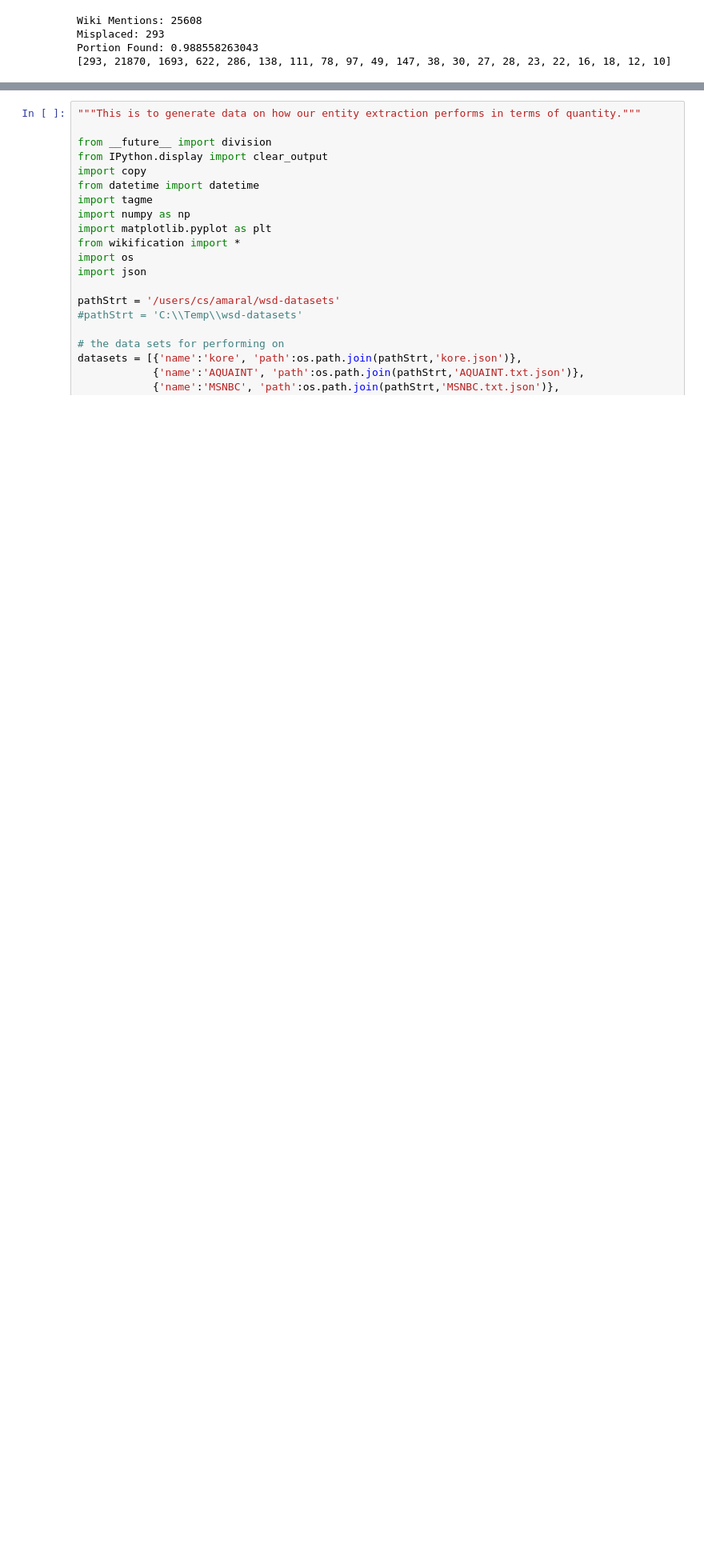
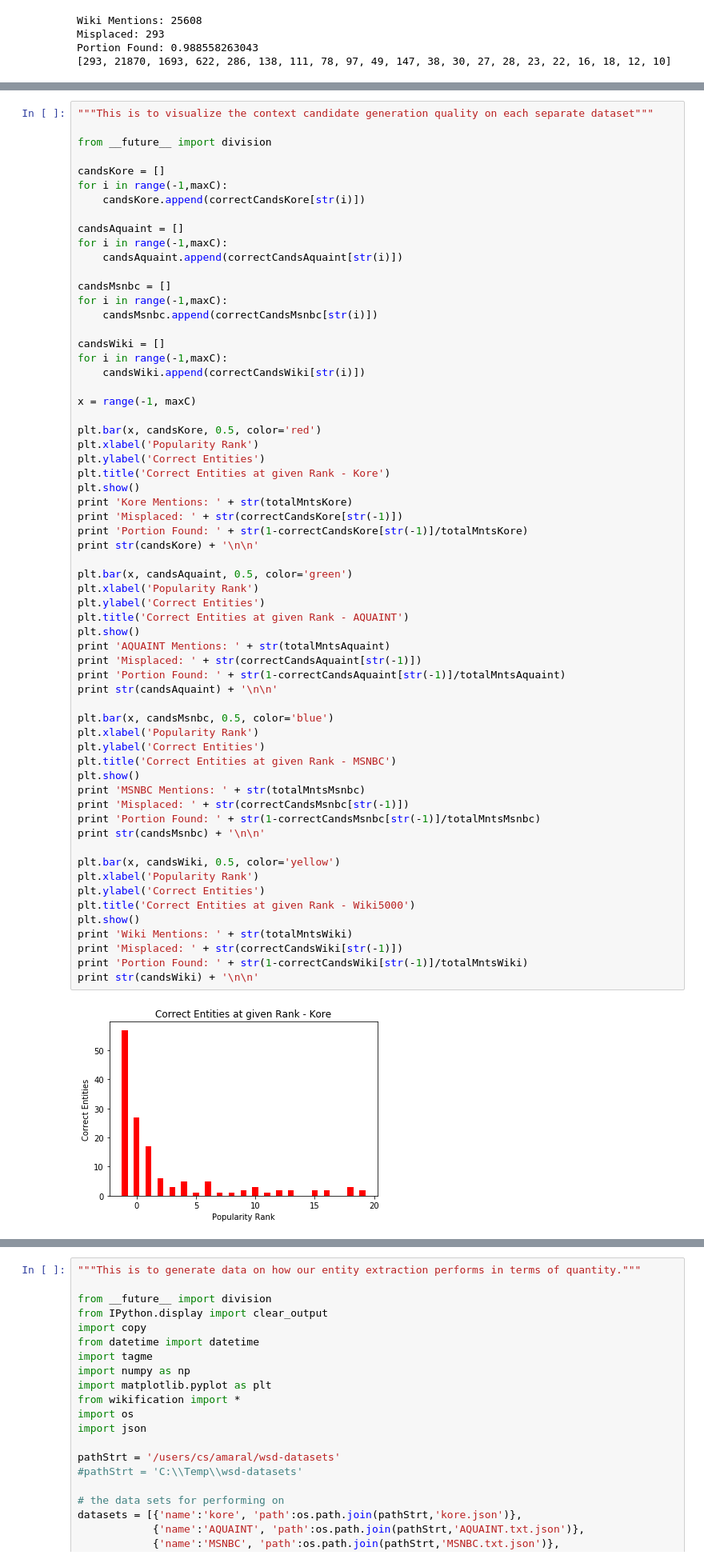
Before and after one commit to malnis/wikisim, a Jupyter notebook: wikification/wikification_visualizations.ipynb, the cells around one changed output, grey strips where cells are left out. Shown at 80% size. Cells and saved outputs as stored; diff of their text form; blank space fills up the shorter version.

```diff
--- a/wikification/wikification_visualizations.ipynb
+++ b/wikification/wikification_visualizations.ipynb
@@ -903,0 +1067,64 @@ Portion Found: 0.988558263043
+# %%
+"""This is to visualize the context candidate generation quality on each separate dataset"""
+
+from __future__ import division
+
+candsKore = []
+for i in range(-1,maxC):
+    candsKore.append(correctCandsKore[str(i)])
+
+candsAquaint = []
+for i in range(-1,maxC):
+    candsAquaint.append(correctCandsAquaint[str(i)])
+
+candsMsnbc = []
+for i in range(-1,maxC):
+    candsMsnbc.append(correctCandsMsnbc[str(i)])
+
+candsWiki = []
+for i in range(-1,maxC):
+    candsWiki.append(correctCandsWiki[str(i)])
+
+x = range(-1, maxC)
+
+plt.bar(x, candsKore, 0.5, color='red')
+plt.xlabel('Popularity Rank')
+plt.ylabel('Correct Entities')
+plt.title('Correct Entities at given Rank - Kore')
+plt.show()
+print 'Kore Mentions: ' + str(totalMntsKore)
+print 'Misplaced: ' + str(correctCandsKore[str(-1)])
+print 'Portion Found: ' + str(1-correctCandsKore[str(-1)]/totalMntsKore)
+print str(candsKore) + '\n\n'
+
+plt.bar(x, candsAquaint, 0.5, color='green')
+plt.xlabel('Popularity Rank')
+plt.ylabel('Correct Entities')
+plt.title('Correct Entities at given Rank - AQUAINT')
+plt.show()
+print 'AQUAINT Mentions: ' + str(totalMntsAquaint)
+print 'Misplaced: ' + str(correctCandsAquaint[str(-1)])
+print 'Portion Found: ' + str(1-correctCandsAquaint[str(-1)]/totalMntsAquaint)
+print str(candsAquaint) + '\n\n'
+
+plt.bar(x, candsMsnbc, 0.5, color='blue')
+plt.xlabel('Popularity Rank')
+plt.ylabel('Correct Entities')
+plt.title('Correct Entities at given Rank - MSNBC')
+plt.show()
+print 'MSNBC Mentions: ' + str(totalMntsMsnbc)
+print 'Misplaced: ' + str(correctCandsMsnbc[str(-1)])
+print 'Portion Found: ' + str(1-correctCandsMsnbc[str(-1)]/totalMntsMsnbc)
+print str(candsMsnbc) + '\n\n'
+
+plt.bar(x, candsWiki, 0.5, color='yellow')
+plt.xlabel('Popularity Rank')
+plt.ylabel('Correct Entities')
+plt.title('Correct Entities at given Rank - Wiki5000')
+plt.show()
+print 'Wiki Mentions: ' + str(totalMntsWiki)
+print 'Misplaced: ' + str(correctCandsWiki[str(-1)])
+print 'Portion Found: ' + str(1-correctCandsWiki[str(-1)]/totalMntsWiki)
+print str(candsWiki) + '\n\n'
+# %% [output]
+[figure, added]
```
Also changed, not shown: parts of 4 cells of this notebook, 15 other files.
